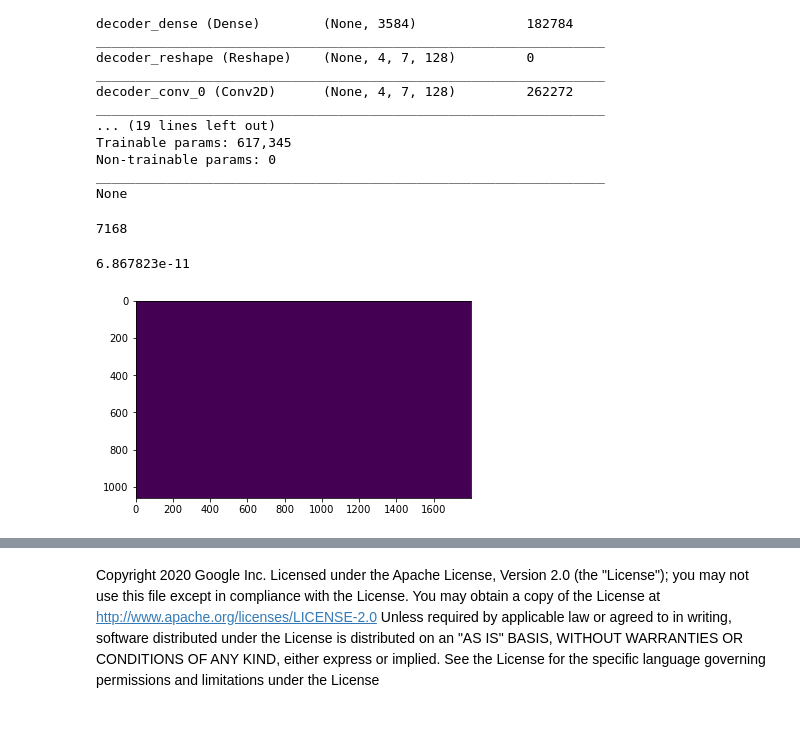
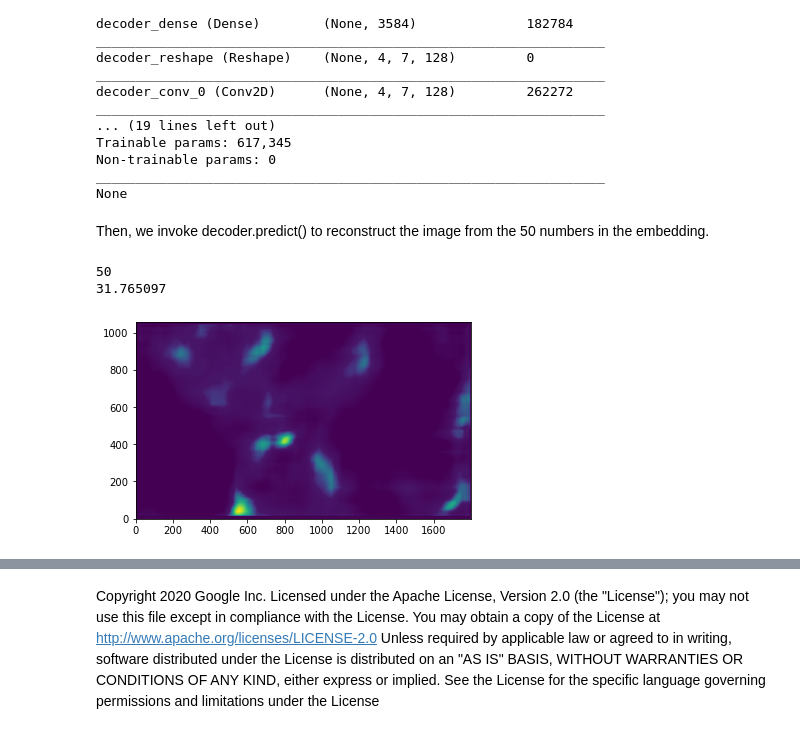
Before and after one commit to GoogleCloudPlatform/ml-design-patterns, a Jupyter notebook: 02_data_representation/weather_search/wx_embeddings.ipynb, the cells around one changed output, grey strips where cells are left out. Saved outputs shown, nothing was run; the diff lists cells and outputs as text; code cells hidden in the pictures.

Commit message:
Decoding, and comparing to original GRIB file

```diff
--- a/02_data_representation/weather_search/wx_embeddings.ipynb
+++ b/02_data_representation/weather_search/wx_embeddings.ipynb
@@ -491,19 +496,20 @@ Trainable params: 617,345
 Non-trainable params: 0
 _________________________________________________________________
 None
+# %% [markdown]
+Then, we invoke decoder.predict() to reconstruct the image from the 50 numbers in the embedding.
 # %%
+import tensorflow as tf
+import numpy as np
+embed = tf.reshape( tf.convert_to_tensor(df['ref'].values[0], dtype=tf.float32), [-1, 50])
+outimg = decoder.predict(embed).squeeze() * 60
 print(len(df['ref'].values[0]))
-import tensorflow as tf
-embed = tf.reshape( tf.convert_to_tensor(df['ref'].values[0], dtype=tf.float32), [-1, 16, 28, 16])
-outimg = decoder.predict(embed).squeeze() * 60
+print(np.max(outimg))
 # %% [output]
-7168
+50
+31.765097
-# %%
-print(np.max(outimg))
-# %% [output]
-6.867823e-11
 # %%
 import matplotlib.pyplot as plt
-plt.imshow(outimg);
+plt.imshow(outimg, origin='lower');
 # %% [output]
-[figure, old version]
+[figure, new version]
```
Also changed, not shown: parts of 7 cells of this notebook.
